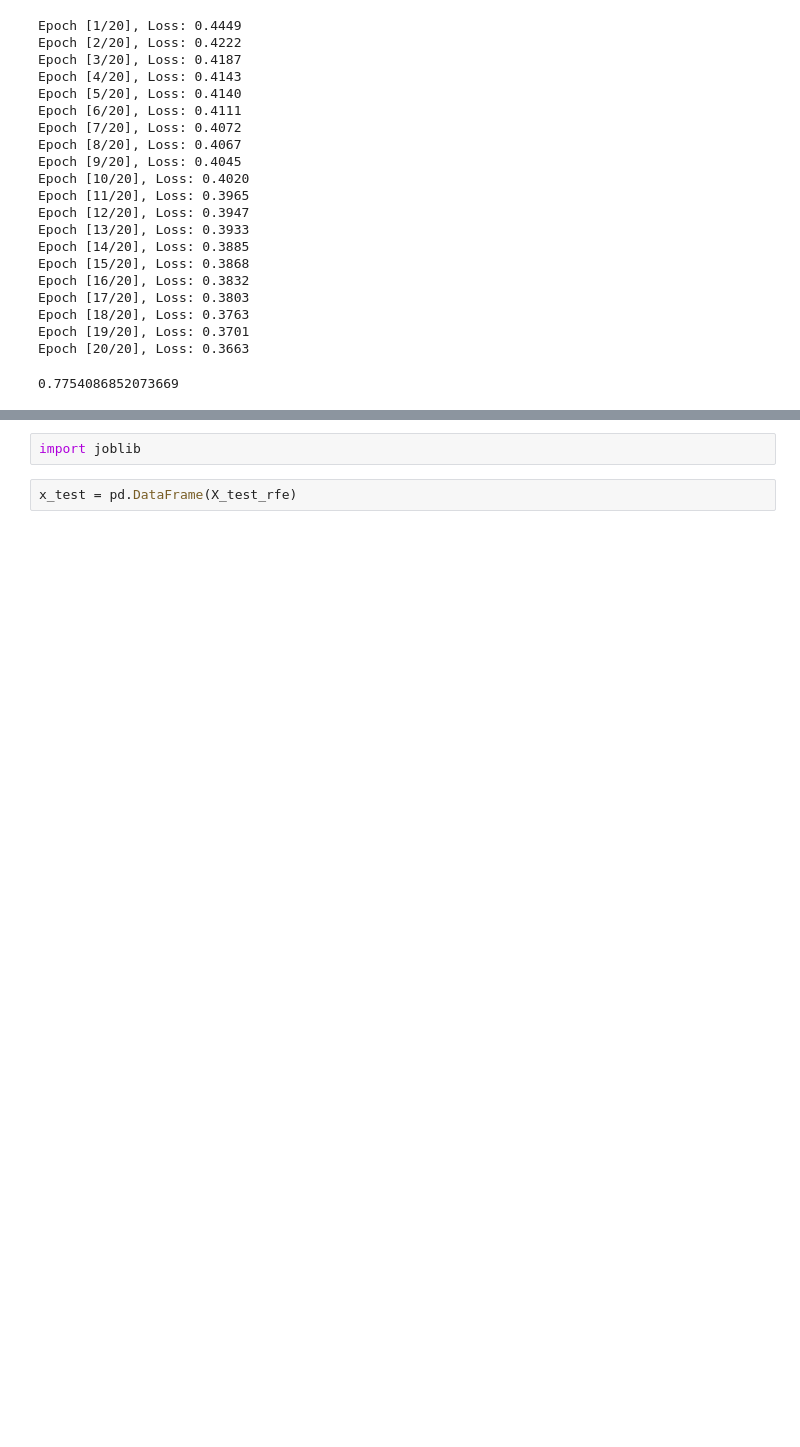
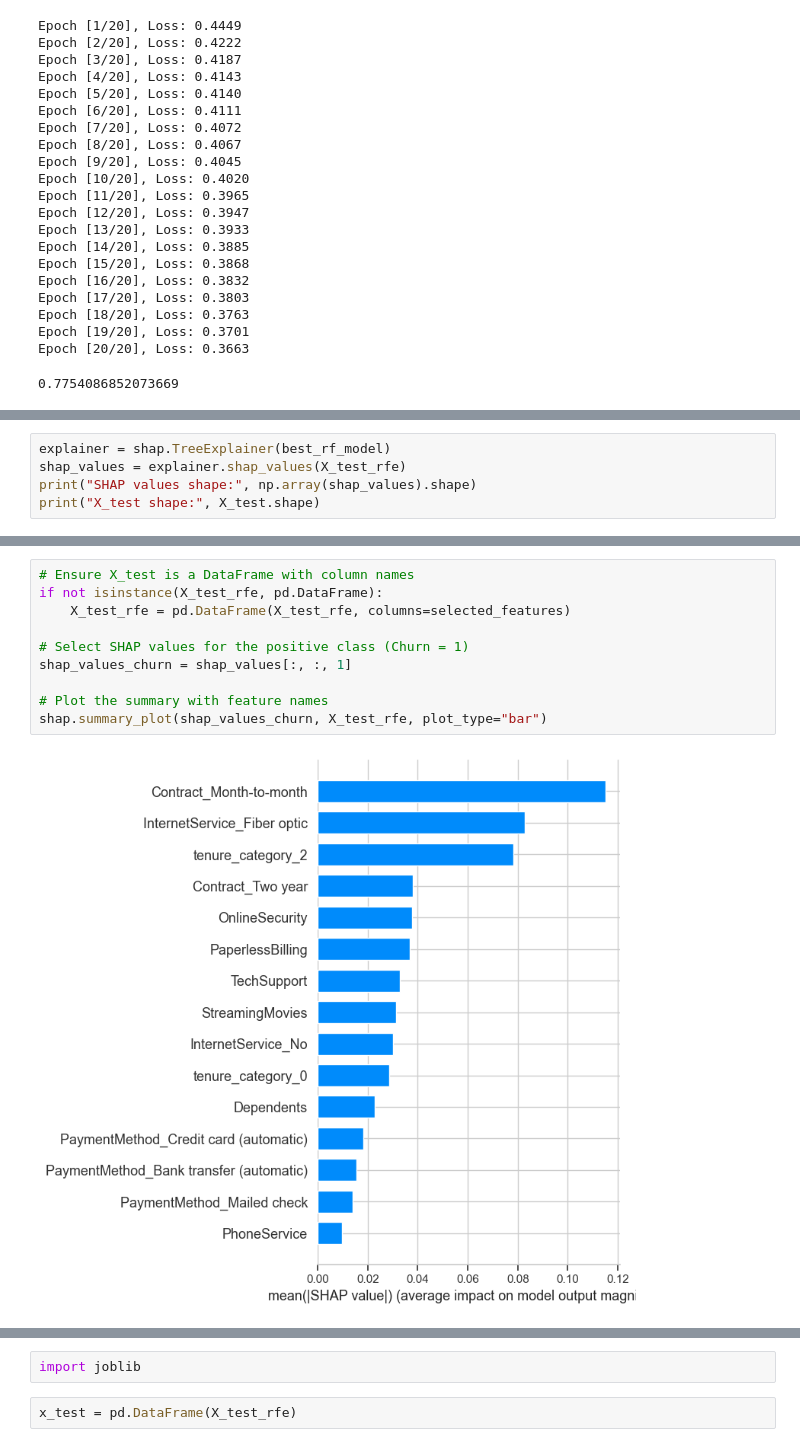
Before and after one commit to Nkjha12/Churn-Prediction, a Jupyter notebook: TCL_assignment.ipynb, the cells around one changed output, grey strips where cells are left out. Saved outputs shown, nothing was run; the diff lists cells and outputs as text; blank space fills up the shorter version.

```diff
--- a/TCL_assignment.ipynb
+++ b/TCL_assignment.ipynb
@@ -634,0 +627,5 @@ Epoch [20/20], Loss: 0.3663
+# %%
+explainer = shap.TreeExplainer(best_rf_model)
+shap_values = explainer.shap_values(X_test_rfe)
+print("SHAP values shape:", np.array(shap_values).shape)
+print("X_test shape:", X_test.shape)
@@ -634,0 +645,12 @@ Epoch [20/20], Loss: 0.3663
+# %%
+# Ensure X_test is a DataFrame with column names
+if not isinstance(X_test_rfe, pd.DataFrame):
+    X_test_rfe = pd.DataFrame(X_test_rfe, columns=selected_features)
+
+# Select SHAP values for the positive class (Churn = 1)
+shap_values_churn = shap_values[:, :, 1]
+
+# Plot the summary with feature names
+shap.summary_plot(shap_values_churn, X_test_rfe, plot_type="bar")
+# %% [output]
+[figure, added]
```
Also changed, not shown: parts of 41 cells of this notebook, 1 other file.
